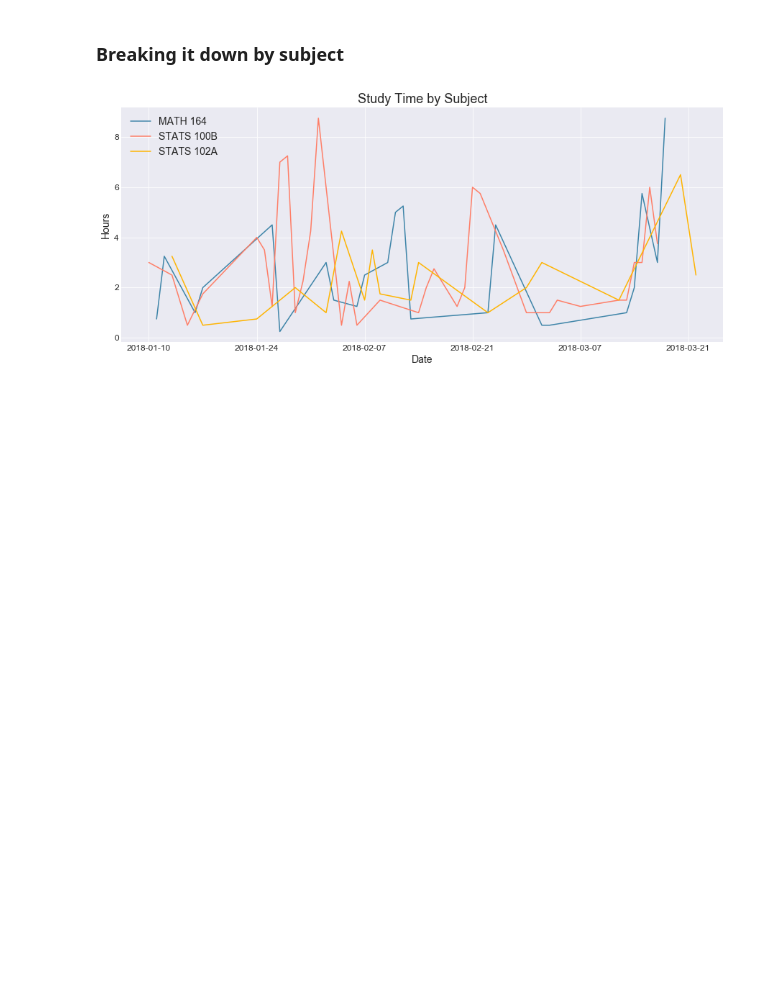
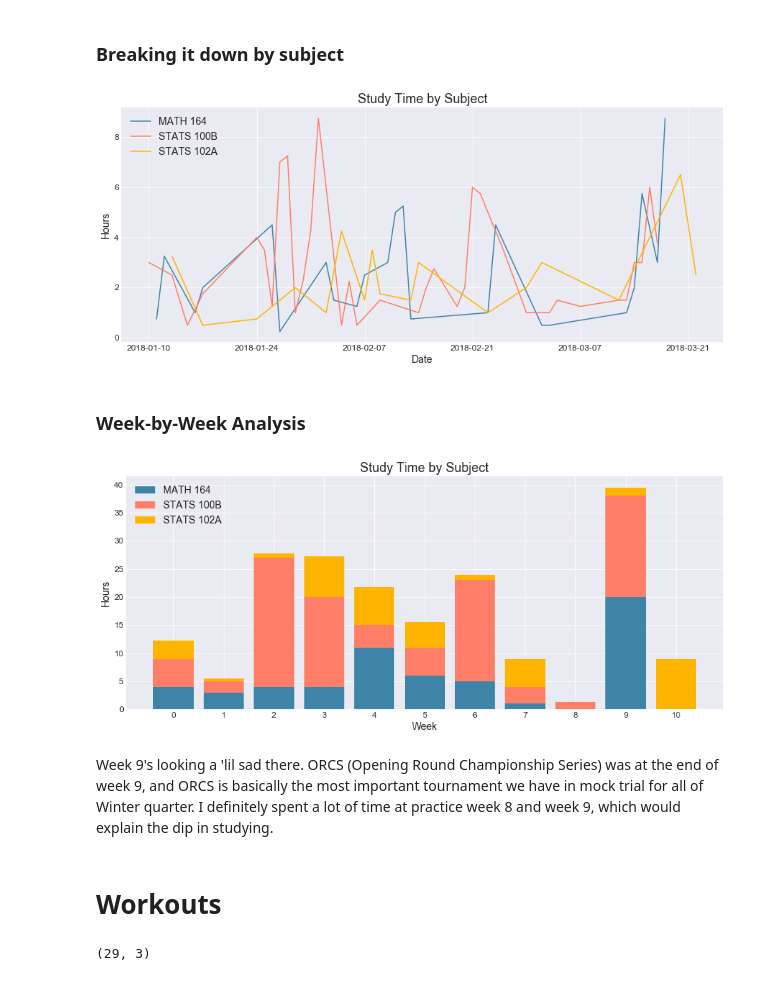
Before and after one commit to ashleyshine/ticktock, a Jupyter notebook: Winter-2018-Analysis.ipynb, the cells around one changed output. Drawn from its saved outputs; the diff is of its cells as text; code cells hidden in the pictures; blank space fills up the shorter version.

```diff
--- a/Winter-2018-Analysis.ipynb
+++ b/Winter-2018-Analysis.ipynb
@@ -20,7 +24,7 @@ general = pd.read_csv(data_path + "general.csv", skiprows=1,
 # %%
 general = ticktock.convert_columns(general)
 
-quarter_start = "01/03/2018"
+quarter_start = "01/08/2018"
 quarter_end = "03/23/2018"
 
 general = ticktock.filter_by_date(general, quarter_start, quarter_end)
@@ -107,3 +118,41 @@ ax.legend(subjects)
 plt.show()
 # %% [output]
 [figure]
+# %% [markdown]
+### Week-by-Week Analysis
+# %%
+math_164_by_week = ticktock.group_by_week(math_164_data, quarter_start, "sum")
+stats_100b_by_week = ticktock.group_by_week(stats_100b_data, quarter_start, "sum")
+stats_102a_by_week = ticktock.group_by_week(stats_102a_data, quarter_start, "sum")
+all_studying_by_week = ticktock.group_by_week(all_studying_data, quarter_start, "sum")
+# %%
+fig, ax = ticktock.create_plot(title="Study Time by Subject", xlabel="Week", ylabel="Hours")
+
+floor = pd.Series(0, index=range(12)) # where the next bar chart should start
+
+for i, subject in enumerate([math_164_by_week, stats_100b_by_week, stats_102a_by_week]):
+    ax.bar(x=subject.index , height=subject['total_time'], linewidth=0,
+           bottom=floor[subject.index], color=tropical_colors[i]);
+    for i in subject.index:
+        floor[i] += subject.loc[i]['total_time'] # gotta do it this way to avoid NaNs
+
+ax.legend(subjects)
+ax.set_xticks(all_studying_by_week.index )
+
+plt.show()
+# %% [output]
+[figure, added]
+# %% [markdown]
+Week 9's looking a 'lil sad there. ORCS (Opening Round Championship Series) was at the end of week 9, and ORCS is basically the most important tournament we have in mock trial for all of Winter quarter. I definitely spent a lot of time at practice week 8 and week 9, which would explain the dip in studying.
+# %% [markdown]
+# Workouts
+# %%
+all_workouts = pd.read_csv(data_path + "exercise.csv", skiprows=1,
+                           names=["Event", "Start_time", "End_time"])
+
+all_workouts = ticktock.convert_columns(all_workouts)
+workouts = ticktock.filter_by_date(all_workouts, quarter_start, quarter_end)
+
+workouts.shape
+# %% [output]
+(29, 3)
```
Also changed, not shown: parts of 26 cells of this notebook, 1 other file.
